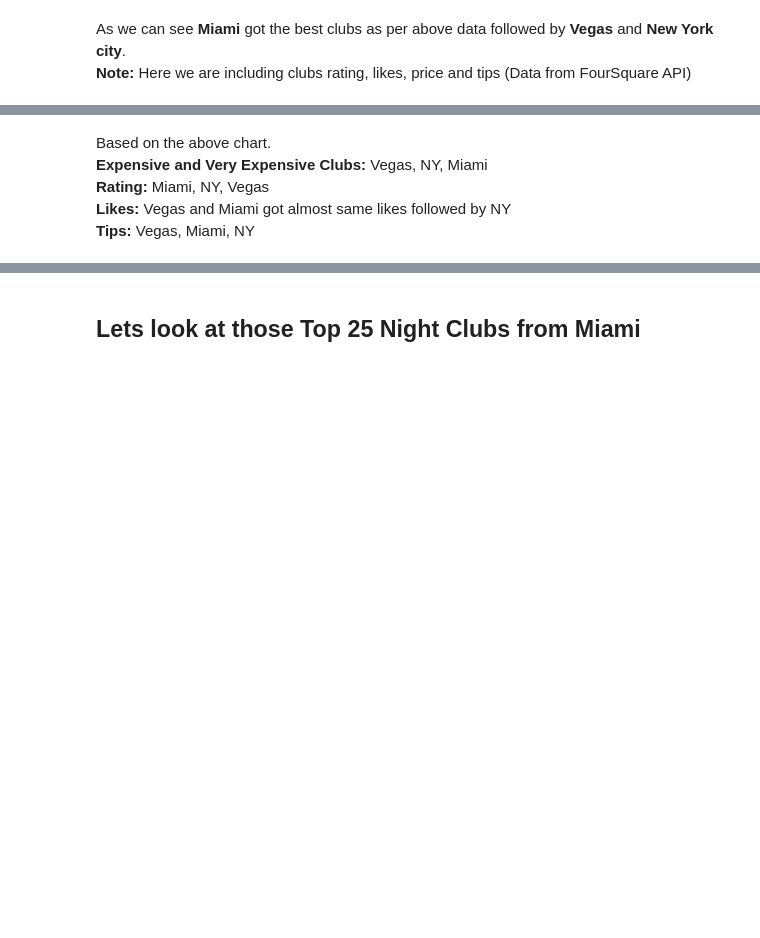
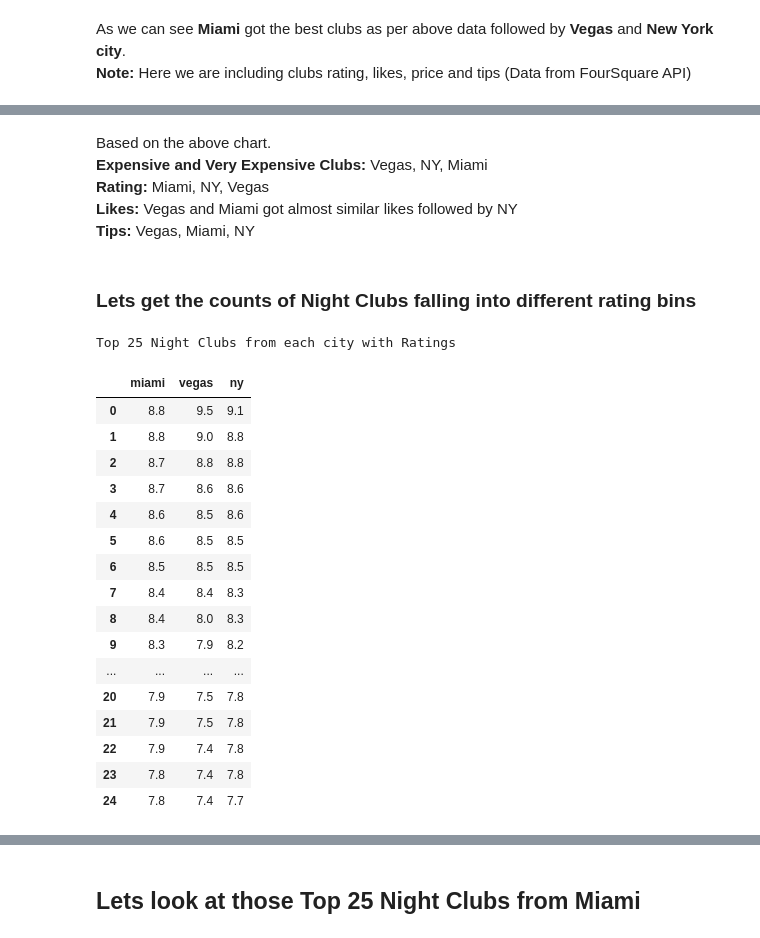
Before and after one commit to bigdatasciencegroup/Coursera_IBM, a Jupyter notebook: Final_Project.ipynb, the cells around one changed output, grey strips where cells are left out. Saved outputs shown, nothing was run; the diff lists cells and outputs as text; code cells hidden in the pictures; blank space fills up the shorter version.

```diff
--- a/Final_Project.ipynb
+++ b/Final_Project.ipynb
@@ -302,5 +371,40 @@ ax.legend(fontsize=12);
 Based on the above chart.
 **Expensive and Very Expensive Clubs:** Vegas, NY, Miami
 **Rating:** Miami, NY, Vegas
-**Likes:** Vegas and Miami got almost same likes followed by NY
+**Likes:** Vegas and Miami got almost similar likes followed by NY
 **Tips:** Vegas, Miami, NY
+# %% [markdown]
+### Lets get the counts of Night Clubs falling into different rating bins
+# %%
+miami = top_25_miami['rating'].reset_index(drop=True)
+h_miami = pd.DataFrame(miami).rename(columns={'rating':'miami'}).T
+
+vegas = top_25_vegas['rating'].reset_index(drop=True)
+h_vegas = pd.DataFrame(vegas).rename(columns={'rating':'vegas'}).T
+
+ny = top_25_ny['rating'].reset_index(drop=True)
+h_ny = pd.DataFrame(ny).rename(columns={'rating':'ny'}).T
+
+h_f = [h_miami,h_vegas,h_ny]
+h_df = pd.concat(h_f).T
+print('Top 25 Night Clubs from each city with Ratings')
+h_df
+# %% [output]
+Top 25 Night Clubs from each city with Ratings
+|  | miami | vegas | ny |
+| 0 | 8.8 | 9.5 | 9.1 |
+| 1 | 8.8 | 9.0 | 8.8 |
+| 2 | 8.7 | 8.8 | 8.8 |
+| 3 | 8.7 | 8.6 | 8.6 |
+| 4 | 8.6 | 8.5 | 8.6 |
+| 5 | 8.6 | 8.5 | 8.5 |
+| 6 | 8.5 | 8.5 | 8.5 |
+| 7 | 8.4 | 8.4 | 8.3 |
+| 8 | 8.4 | 8.0 | 8.3 |
+| 9 | 8.3 | 7.9 | 8.2 |
+| ... | ... | ... | ... |
+| 20 | 7.9 | 7.5 | 7.8 |
+| 21 | 7.9 | 7.5 | 7.8 |
+| 22 | 7.9 | 7.4 | 7.8 |
+| 23 | 7.8 | 7.4 | 7.8 |
+| 24 | 7.8 | 7.4 | 7.7 |
```
Also changed, not shown: parts of 41 cells of this notebook.
